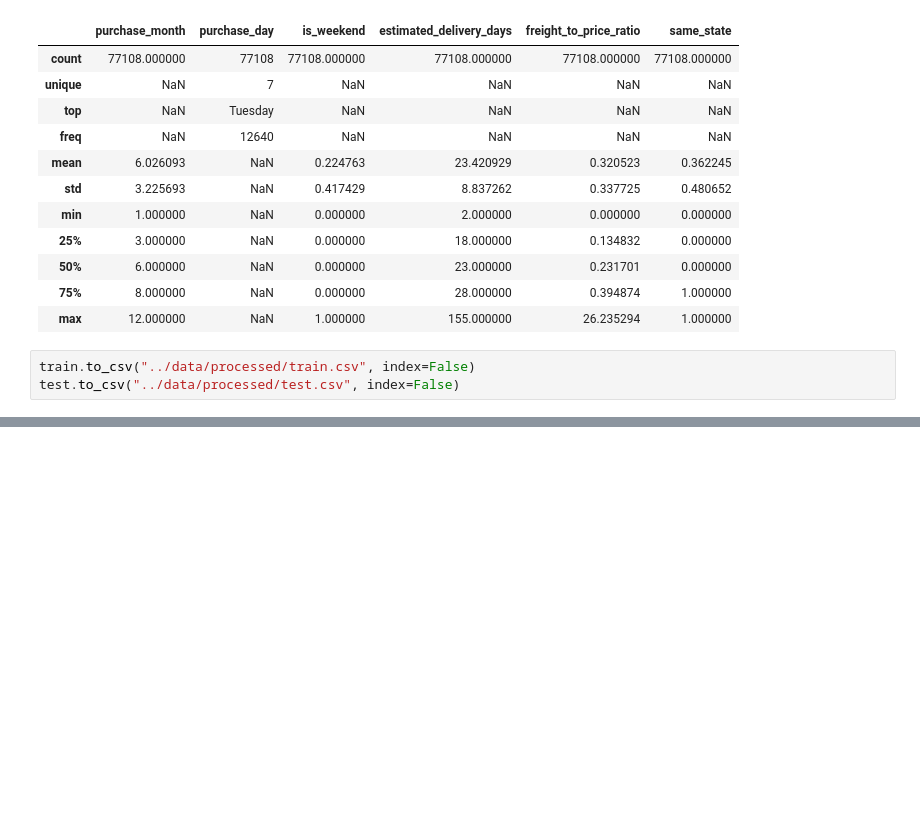
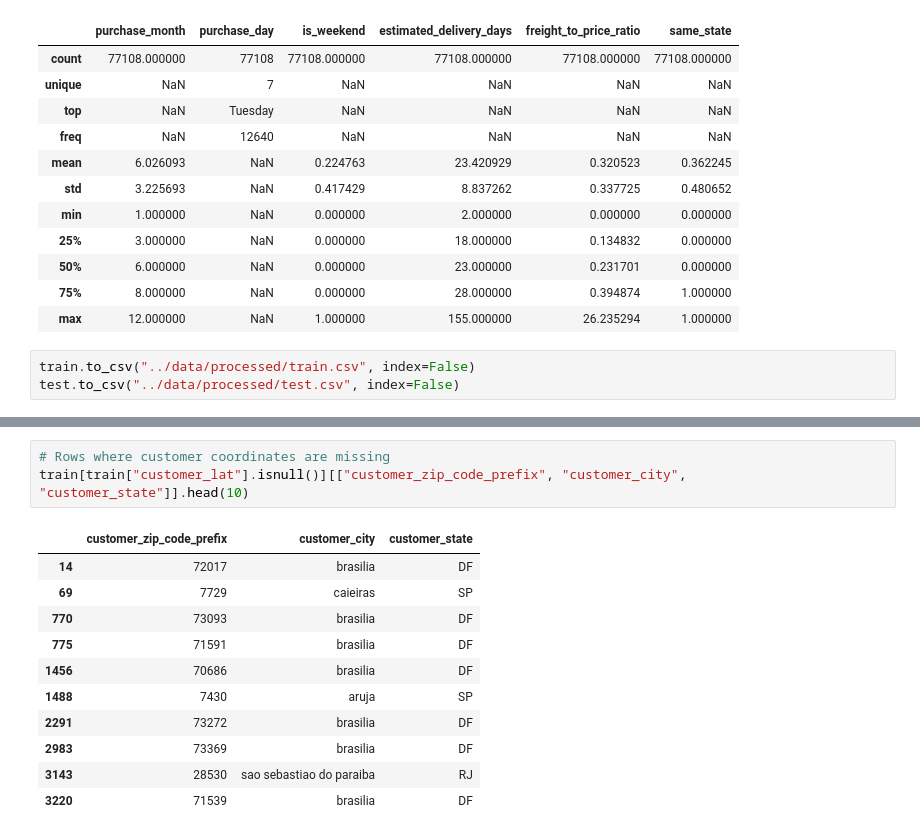
Before and after one commit to Mohamedsafwannn/MLOPS_pgp, a Jupyter notebook: notebook/feature_engineering.ipynb, the cells around one changed output, grey strips where cells are left out. Cells and saved outputs as stored; diff of their text form; blank space fills up the shorter version.

```diff
--- a/notebook/feature_engineering.ipynb
+++ b/notebook/feature_engineering.ipynb
@@ -429,0 +606,15 @@ test.to_csv("../data/processed/test.csv", index=False)
+# %%
+# Rows where customer coordinates are missing
+train[train["customer_lat"].isnull()][["customer_zip_code_prefix", "customer_city", "customer_state"]].head(10)
+# %% [output]
+|  | customer_zip_code_prefix | customer_city | customer_state |
+| 14 | 72017 | brasilia | DF |
+| 69 | 7729 | caieiras | SP |
+| 770 | 73093 | brasilia | DF |
+| 775 | 71591 | brasilia | DF |
+| 1456 | 70686 | brasilia | DF |
+| 1488 | 7430 | aruja | SP |
+| 2291 | 73272 | brasilia | DF |
+| 2983 | 73369 | brasilia | DF |
+| 3143 | 28530 | sao sebastiao do paraiba | RJ |
+| 3220 | 71539 | brasilia | DF |
```
Also changed, not shown: parts of 35 cells of this notebook, 2 other files.
